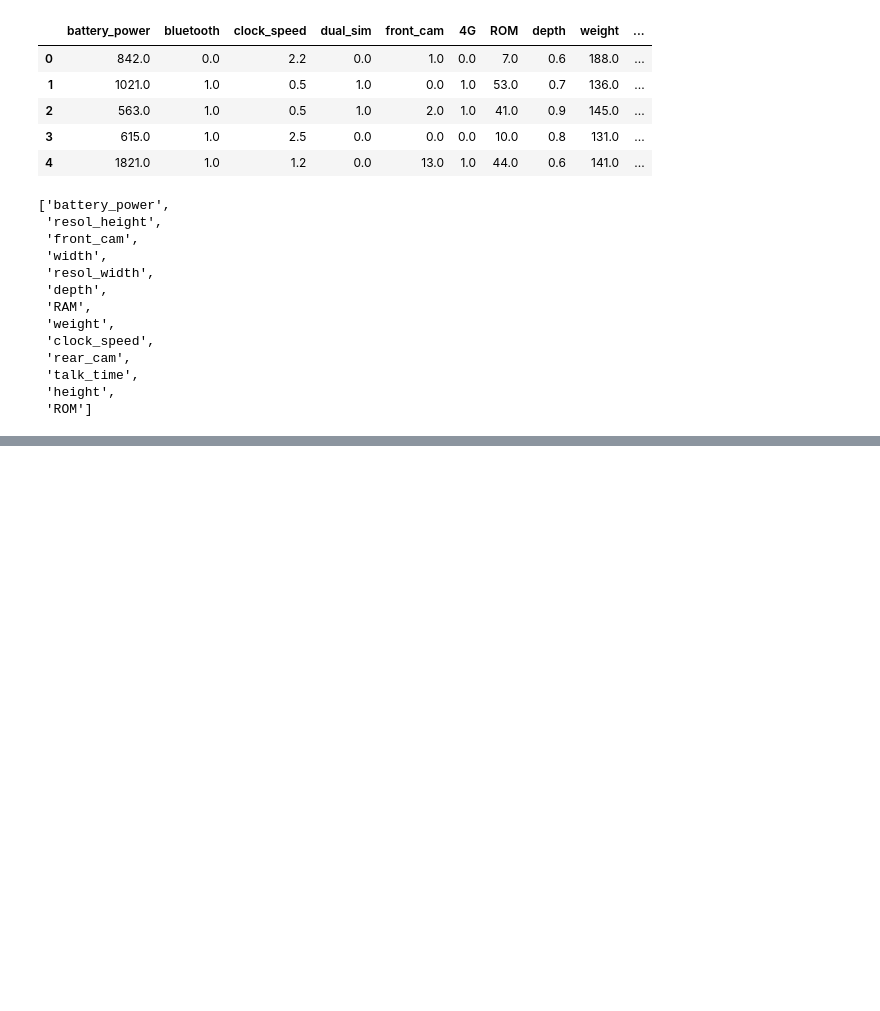
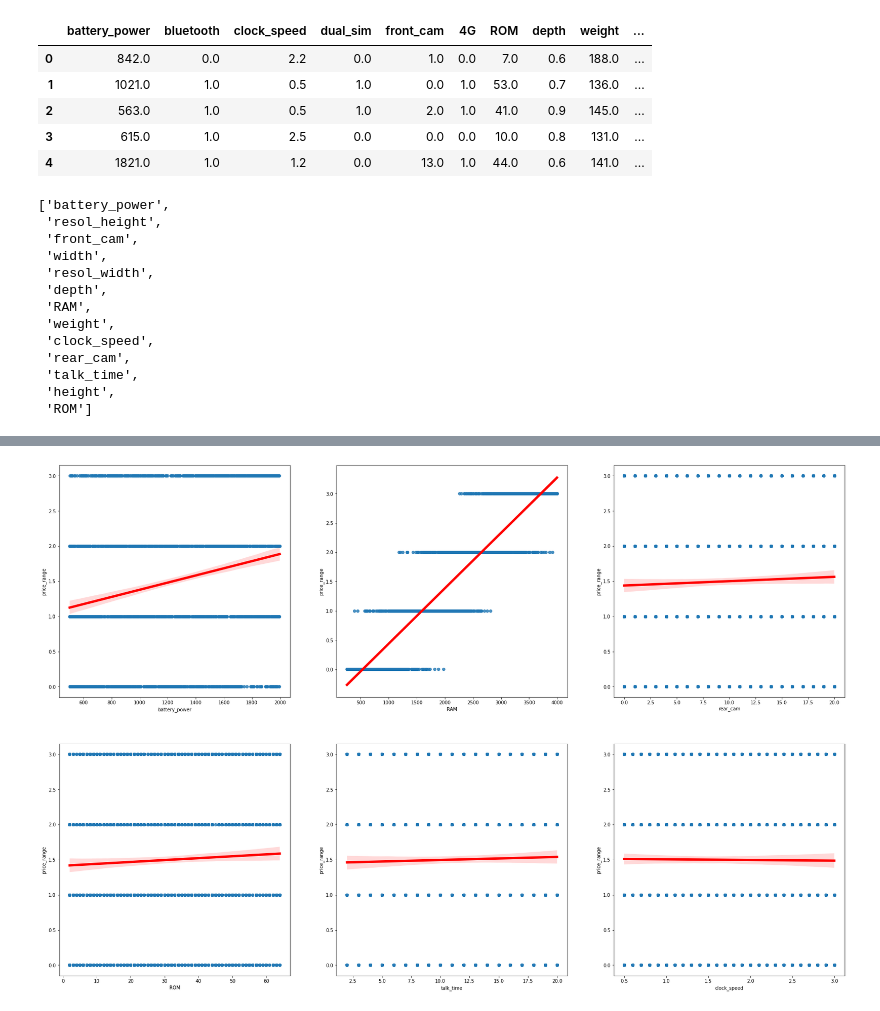
Before and after one commit to SIDPATEL-9496/Mobile-Prediction-Analysis, a Jupyter notebook: Untitled6.ipynb, the cells around one changed output, grey strips where cells are left out. Cells and saved outputs as stored; diff of their text form; code cells hidden in the pictures; blank space fills up the shorter version.

```diff
--- a/Untitled6.ipynb
+++ b/Untitled6.ipynb
@@ -195,0 +217,11 @@ numerical
+# %%
+fig, axes = plt.subplots(2, 3,figsize=(30,20))
+numerical1 = ['battery_power','RAM','rear_cam','ROM','talk_time','clock_speed']
+z=0
+for i in range(2):
+    for j in range(3):
+        plt.sca(axes[i][j])
+        sns.regplot(x = numerical1[z], y = 'price_range', data = df,line_kws={'lw': 5, 'color': 'red'})
+        z+=1
+# %% [output]
+[figure, added]
```
Also changed, not shown: parts of 40 cells of this notebook.
